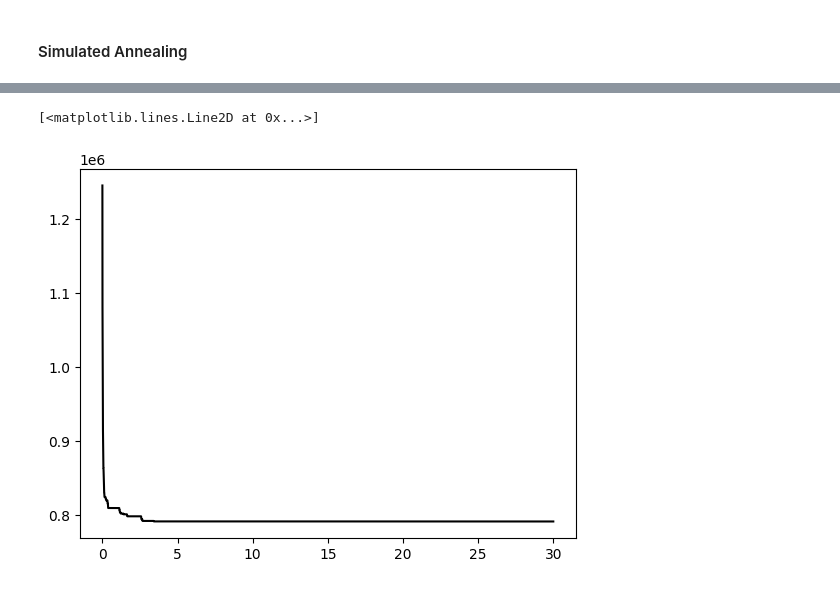
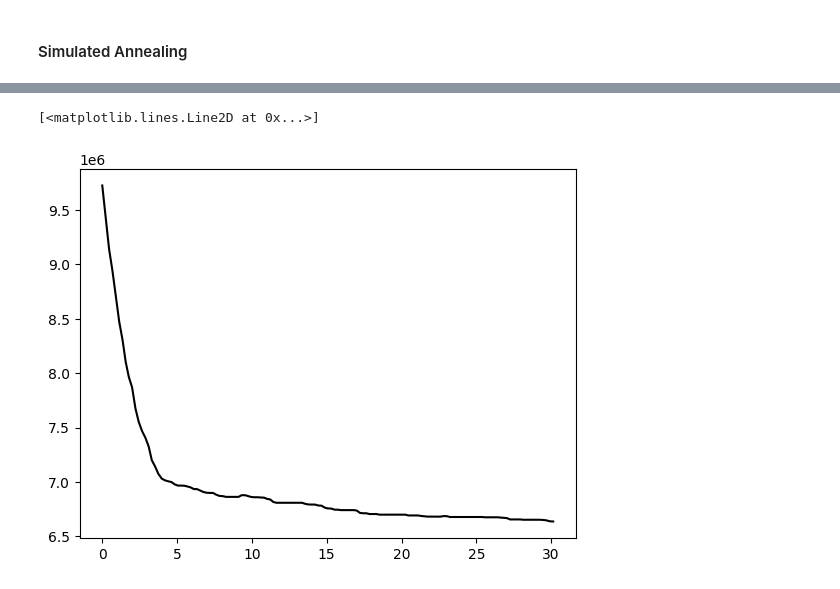
Before and after one commit to Amith1236/SHARP-Projects, a Jupyter notebook: Optimization/Instances (1).ipynb, the cells around one changed output, grey strips where cells are left out. Saved outputs shown, nothing was run; the diff lists cells and outputs as text; code cells hidden in the pictures.

```diff
--- a/Optimization/Instances (1).ipynb
+++ b/Optimization/Instances (1).ipynb
@@ -293,6 +293,42 @@ def swap_with_neighbour(soln_dictionary):
         one_move.remove(best_move)
         best_move = min(one_move, key=lambda x: x[0])
     return best_move
+
+def swap_all_neighbour(soln_dictionary):
+    #print(soln_dictionary)
+    one_move = []
+    for i in range(openfac):
+        #choose one facil to improve
+        chosen = sorted(list(soln_dictionary.keys()))[i]
+        temp_indices = [x for x in indices]
+        if soln_dictionary[chosen]:
+            for chosen_neighbour in soln_dictionary[chosen]:  # Check every neighbour
+                if chosen_neighbour in temp_indices:
+                    break
+                temp_indices = [chosen_neighbour if x == chosen else x for x in indices]
+                #print(chosen, chosen_neighbour)
+
+                temp_indices.sort(reverse=True)
+                #print("New indices: " , len(temp_indices))
+                rX, rY = coordlct_x.copy(), coordlct_y.copy()
+                r_indices = list(range(n))
+
+                fac_x, fac_y = [], []
+                #print(temp_indices)
+                for index in temp_indices:
+                    fac_x.append(rX.pop(index))
+                    fac_y.append(rY.pop(index))
+                    r_indices.pop(index)
+
+                TempObjValue, TempSolution = calc_min_dist(rX, rY, fac_x, fac_y, temp_indices)
+                one_move.append((TempObjValue, TempSolution))
+
+    #print(one_move)
+    best_move = min(one_move, key=lambda x: x[0])
+    while len(best_move[1].keys()) != len(temp_indices):
+        one_move.remove(best_move)
+        best_move = min(one_move, key=lambda x: x[0])
+    return best_move
 # %%
 random.seed(8)
 iteration=0
@@ -304,7 +340,7 @@ OptIndices = copy.deepcopy(indices)
 
 
 
-while cputime_i[-1]<30:
+while cputime_i[-1]<60:
 
     iteration=iteration+1
 
@@ -312,7 +348,8 @@ while cputime_i[-1]<30:
 
 
     #Compute Objective Value
-    ObjValue, Solution= swap_with_neighbour(Solution)
+    #ObjValue, Solution= swap_with_neighbour(Solution)
+    ObjValue, Solution= swap_all_neighbour(Solution) #trying bigger search space
 
     indices = list(Solution.keys())
     indices.sort(reverse=True)
@@ -537,5 +597,5 @@ print(Solution)
 # %%
-plt.plot(cputime_i[range(len(Objvalue_list))],Objvalue_list,'k-')
+plt.plot(cputime_i[:len(Objvalue_list)], Objvalue_list, 'k-')
 # %% [output]
 [<matplotlib.lines.Line2D at 0x...>]
-[figure, old version]
+[figure, new version]
```
Also changed, not shown: parts of 7 cells of this notebook.
